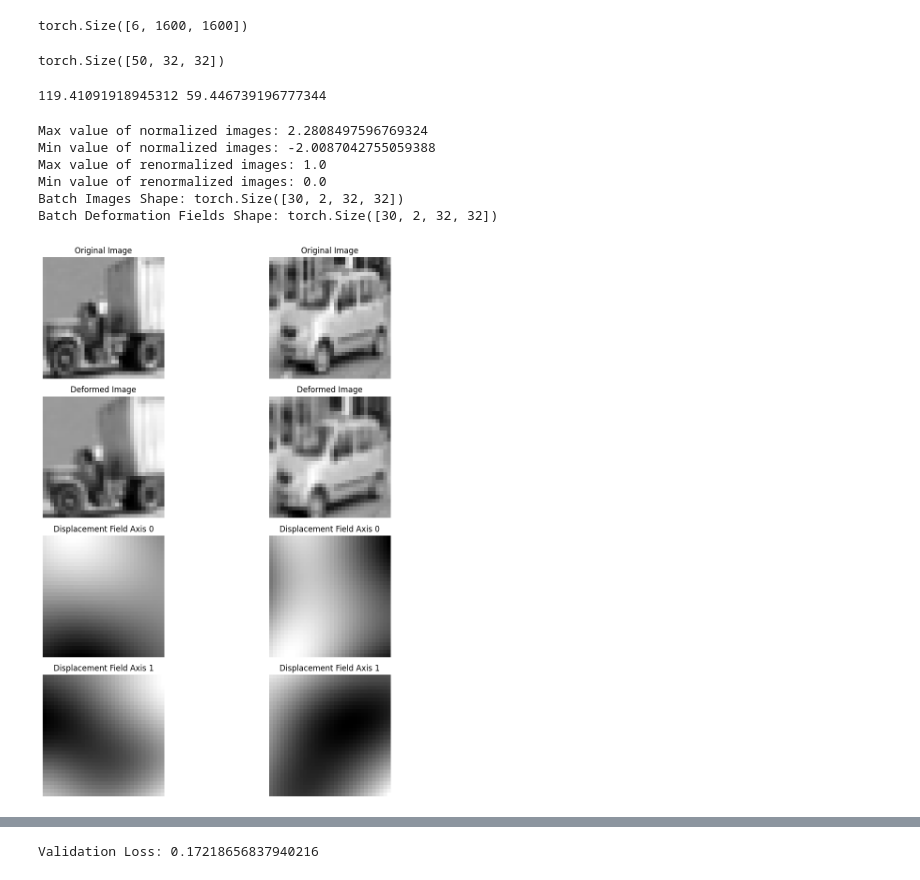
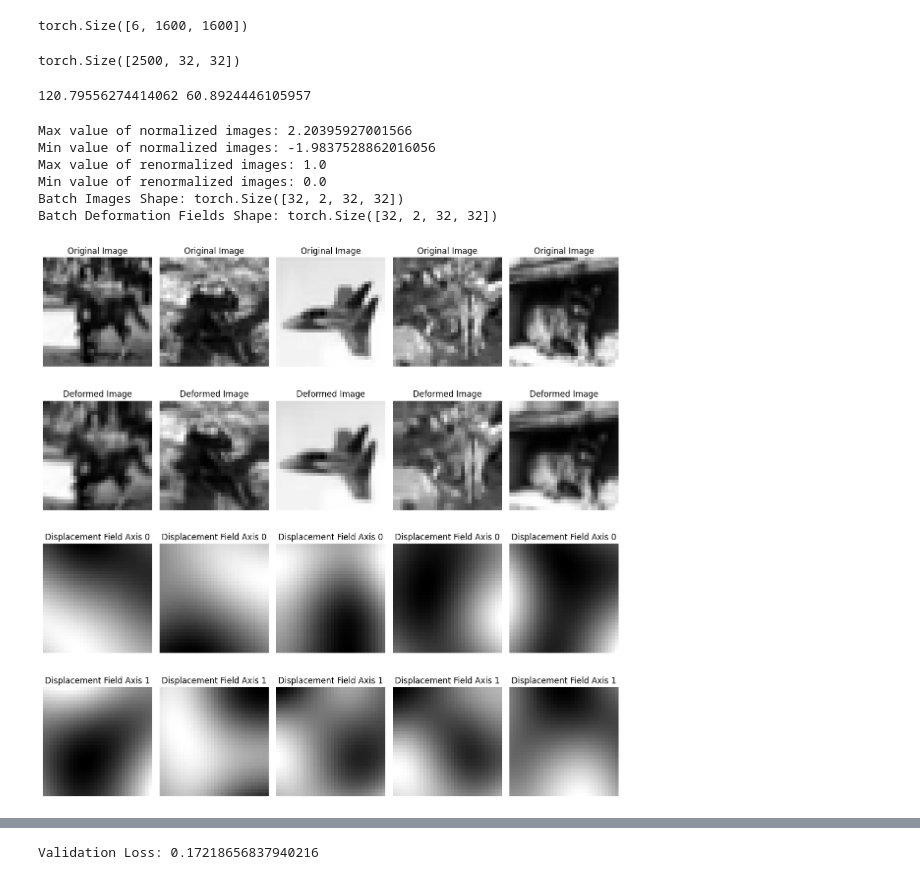
Before and after one commit to leond32/Registration, a Jupyter notebook: utils/Baseline.ipynb, the cells around one changed output, grey strips where cells are left out. Cells and saved outputs as stored; diff of their text form; code cells hidden in the pictures.

```diff
--- a/utils/Baseline.ipynb
+++ b/utils/Baseline.ipynb
@@ -59,7 +61,7 @@ torch.Size([6, 1600, 1600])
 # %%
 # Define a random fraction of the images
 import random
-random_fraction = 0.001
+random_fraction = 0.05
 random_indices = random.sample(range(len(images)), int(random_fraction * len(images)))
 images = images[random_indices]
 
@@ -70,7 +72,7 @@ print(images.shape)
 #print(type(images))
 #print(images[0][:][:].max())
 # %% [output]
-torch.Size([50, 32, 32])
+torch.Size([2500, 32, 32])
 # %%
 def get_mean_std(tensor):
     # Calculate the mean of the tensor
@@ -84,7 +86,7 @@ def get_mean_std(tensor):
 mean, std = get_mean_std(images)
 print(mean, std)
 # %% [output]
-119.41091918945312 59.446739196777344
+120.79556274414062 60.8924446105957
 # %%
 class CustomDataset(Dataset):
     def __init__(self, images, shape,transform=None):
@@ -177,44 +179,44 @@ print("Batch Deformation Fields Shape:", deformation_fields.shape)  # Should mat
 
 
 # Define the number of samples to display
-num_samples = 2
+num_samples = 5
 
 # Create a figure with subplots in a grid 2x4
 fig, axes = plt.subplots(4, num_samples, figsize=(12, 12))
 
 for i in range(num_samples):
     # Plotting the original and deformed images
 
     ax = axes[0, i]
     ax.imshow(images[i,0,:,:].numpy(), cmap='gray') # Original image
     ax.title.set_text('Original Image')
     ax.axis('off')
 
     ax = axes[1, i]
     ax.imshow(images[i,1].numpy(), cmap='gray') # Deformed image
     ax.title.set_text('Deformed Image')
     ax.axis('off')
 
     ax = axes[2, i]
     ax.imshow(deformation_fields[i, 0].numpy(), cmap='gray')  # X-component of the field
     ax.title.set_text('Displacement Field Axis 0')
     ax.axis('off')
 
     ax = axes[3, i]
     ax.imshow(deformation_fields[i, 1].numpy(), cmap='gray')  # Y-component of the field
     ax.title.set_text('Displacement Field Axis 1')
     ax.axis('off')
 
 plt.tight_layout()
 plt.show()
 # %% [output]
-Max value of normalized images: 2.2808497596769324
-Min value of normalized images: -2.0087042755059388
+Max value of normalized images: 2.20395927001566
+Min value of normalized images: -1.9837528862016056
 Max value of renormalized images: 1.0
 Min value of renormalized images: 0.0
-Batch Images Shape: torch.Size([30, 2, 32, 32])
-Batch Deformation Fields Shape: torch.Size([30, 2, 32, 32])
+Batch Images Shape: torch.Size([32, 2, 32, 32])
+Batch Deformation Fields Shape: torch.Size([32, 2, 32, 32])
-[figure, old version]
+[figure, new version]
 # %%
 # set up u net model
 from diffusion_unet import Unet
```
Also changed, not shown: parts of 4 cells of this notebook.
